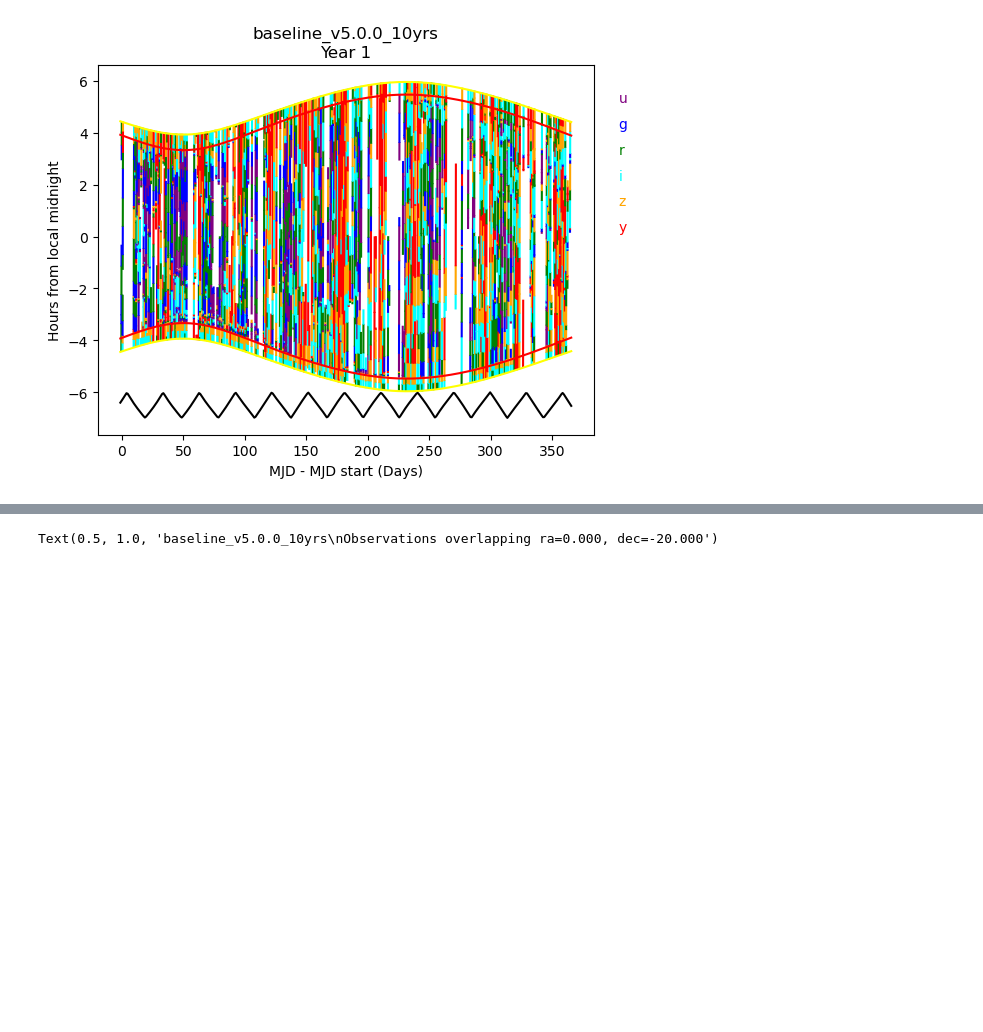
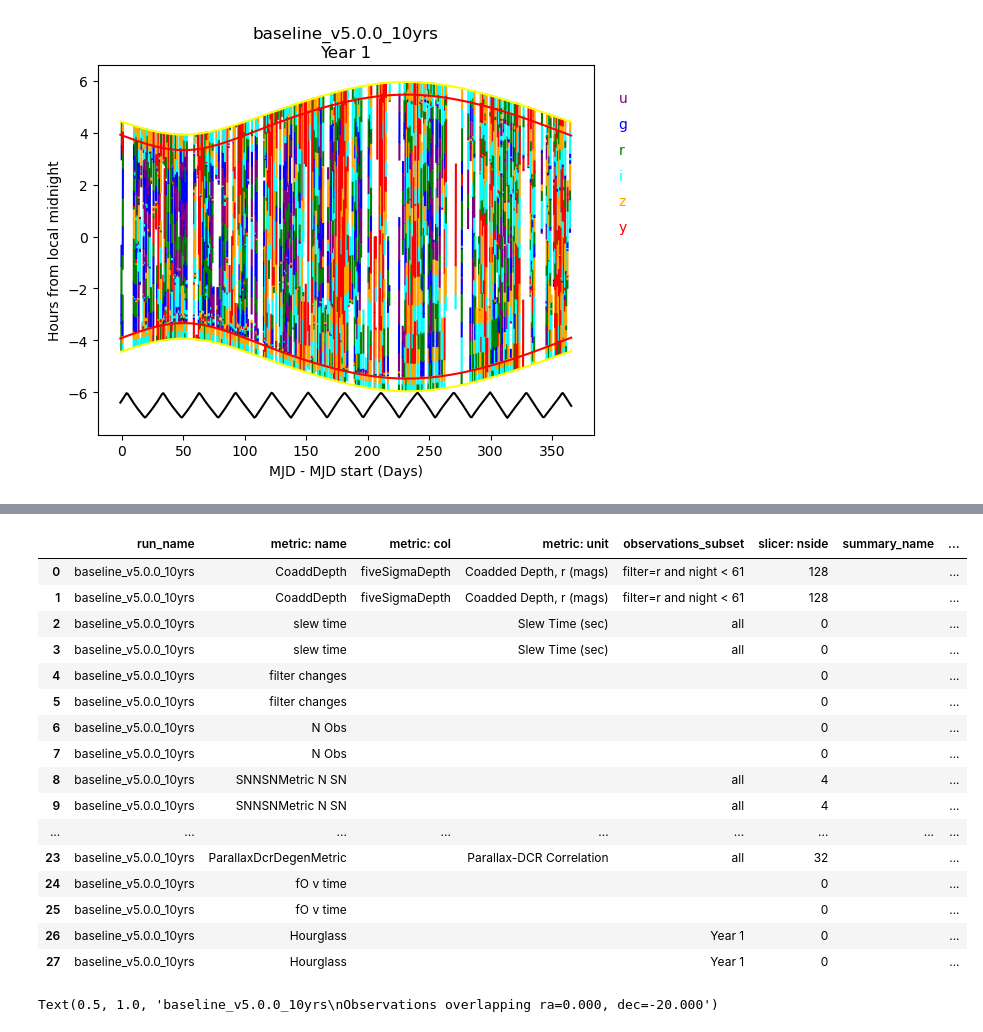
Before and after one commit to lsst/rubin_sim_notebooks, a Jupyter notebook: splat/splat_basics.ipynb, the cells around one changed output, grey strips where cells are left out. Saved outputs shown, nothing was run; the diff lists cells and outputs as text; code cells hidden in the pictures; blank space fills up the shorter version.

```diff
--- a/splat/splat_basics.ipynb
+++ b/splat/splat_basics.ipynb
@@ -354,3 +375,9 @@ thumb_ProperMotionMetric_all_nside32.png
 thumb_slew_time_all.png
 thumb_SNNSNMetric_N_SN_all_nside4.png
 thumb_SNNSNMetric_z_lim_all_nside4.png
+# %%
+# look at what's been saved in the database
+con = sqlite3.connect(fig_saver.results_file)
+stats = pd.read_sql("select * from stats;", con)
+plots = pd.read_sql("select * from plots", con)
+con.close()
@@ -357,3 +392,23 @@ thumb_SNNSNMetric_z_lim_all_nside4.png
+# %%
+plots
+# %% [output]
+|  | run_name | metric: name | metric: col | metric: unit | observations_subset | slicer: nside | summary_name | ... |
+| 0 | baseline_v5.0.0_10yrs | CoaddDepth | fiveSigmaDepth | Coadded Depth, r (mags) | filter=r and night < 61 | 128 |  | ... |
+| 1 | baseline_v5.0.0_10yrs | CoaddDepth | fiveSigmaDepth | Coadded Depth, r (mags) | filter=r and night < 61 | 128 |  | ... |
+| 2 | baseline_v5.0.0_10yrs | slew time |  | Slew Time (sec) | all | 0 |  | ... |
+| 3 | baseline_v5.0.0_10yrs | slew time |  | Slew Time (sec) | all | 0 |  | ... |
+| 4 | baseline_v5.0.0_10yrs | filter changes |  |  |  | 0 |  | ... |
+| 5 | baseline_v5.0.0_10yrs | filter changes |  |  |  | 0 |  | ... |
+| 6 | baseline_v5.0.0_10yrs | N Obs |  |  |  | 0 |  | ... |
+| 7 | baseline_v5.0.0_10yrs | N Obs |  |  |  | 0 |  | ... |
+| 8 | baseline_v5.0.0_10yrs | SNNSNMetric N SN |  |  | all | 4 |  | ... |
+| 9 | baseline_v5.0.0_10yrs | SNNSNMetric N SN |  |  | all | 4 |  | ... |
+| ... | ... | ... | ... | ... | ... | ... | ... | ... |
+| 23 | baseline_v5.0.0_10yrs | ParallaxDcrDegenMetric |  | Parallax-DCR Correlation | all | 32 |  | ... |
+| 24 | baseline_v5.0.0_10yrs | fO v time |  |  |  | 0 |  | ... |
+| 25 | baseline_v5.0.0_10yrs | fO v time |  |  |  | 0 |  | ... |
+| 26 | baseline_v5.0.0_10yrs | Hourglass |  |  | Year 1 | 0 |  | ... |
+| 27 | baseline_v5.0.0_10yrs | Hourglass |  |  | Year 1 | 0 |  | ... |
 # %%
 # Visits overlapping a single point
 ra = 0
```
Also changed, not shown: parts of 12 cells of this notebook.
